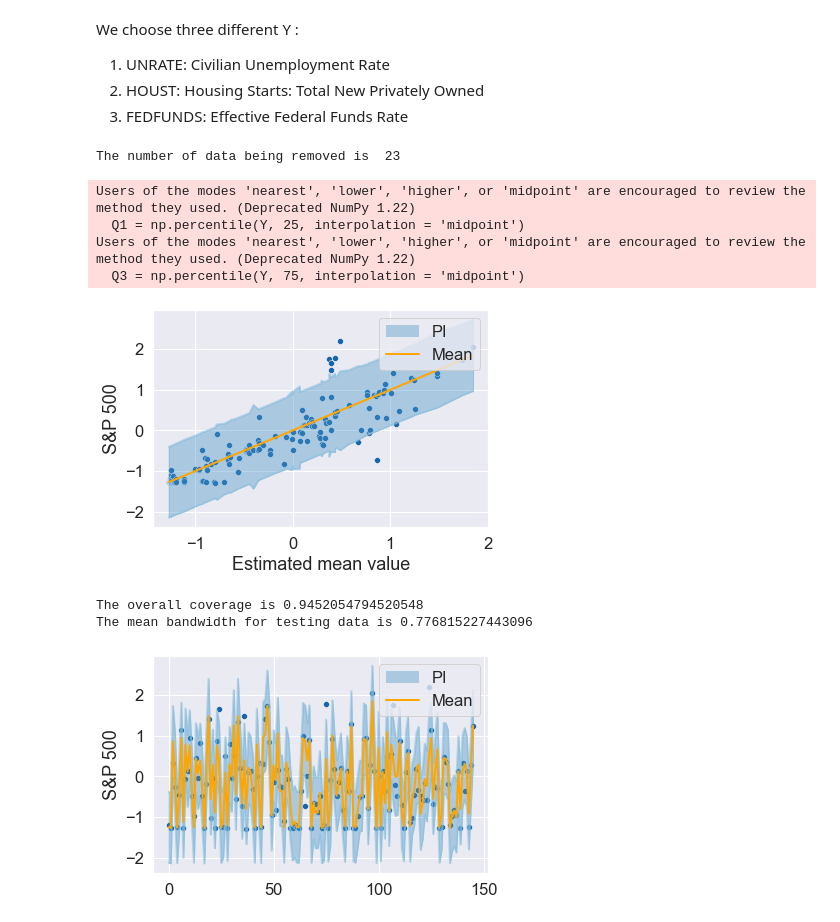
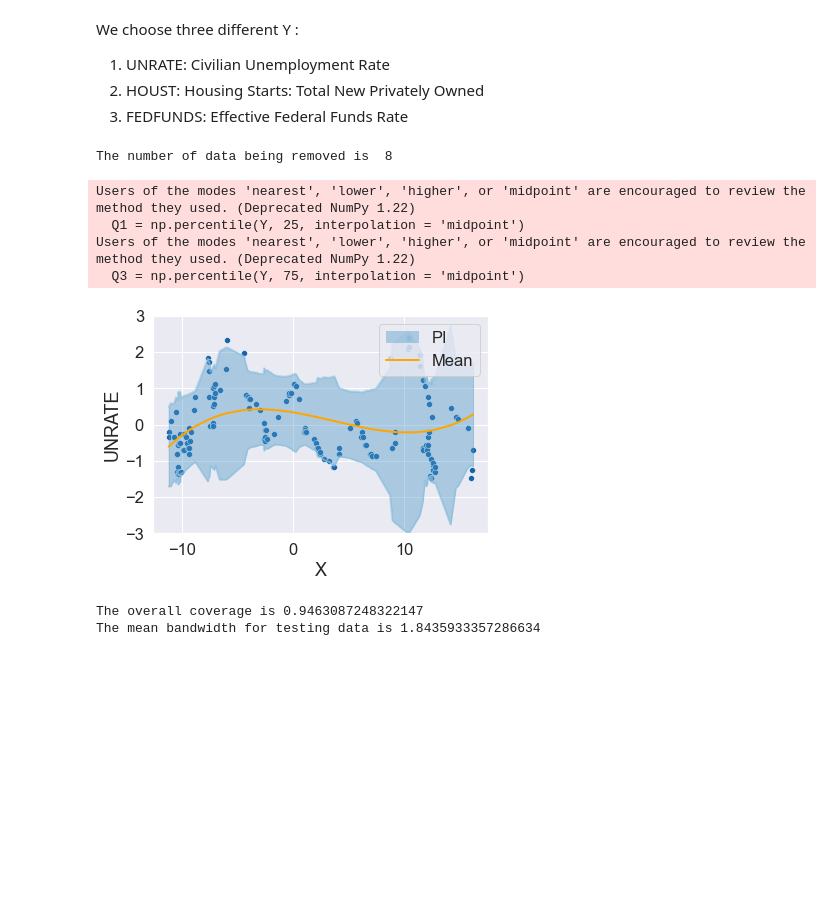
Before and after one commit to JiaweiGe0416/PI, a Jupyter notebook: FRED-MD.ipynb, the cells around one changed output. Saved outputs shown, nothing was run; the diff lists cells and outputs as text; code cells hidden in the pictures; blank space fills up the shorter version.

```diff
--- a/FRED-MD.ipynb
+++ b/FRED-MD.ipynb
@@ -185,9 +185,22 @@ def mean_est(est_type,X_pre,Y_pre,X_opt,X_adj,X_t):
         M_t = model.predict(X_t).reshape(-1,1)
         return model, M_opt, M_adj, M_t
 
+    if est_type == "poly2":
+        model = LinearRegression()
+        poly_regr = PolynomialFeatures(degree=2, include_bias=False)
+        X_pre_poly = poly_regr.fit_transform(X_pre)
+        model.fit(X_pre_poly, Y_pre)
+        X_opt_poly = poly_regr.fit_transform(X_opt)
+        X_adj_poly = poly_regr.fit_transform(X_adj)
+        X_t_poly = poly_regr.fit_transform(X_t)
+        M_opt = model.predict(X_opt_poly).reshape(-1,1)
+        M_adj = model.predict(X_adj_poly).reshape(-1,1)
+        M_t = model.predict(X_t_poly).reshape(-1,1)
+        return model, M_opt, M_adj, M_t
+
     if est_type == "poly3":
         model = LinearRegression()
-        poly_regr = PolynomialFeatures(degree = 3)
+        poly_regr = PolynomialFeatures(degree=3, include_bias=False)
         X_pre_poly = poly_regr.fit_transform(X_pre)
         model.fit(X_pre_poly, Y_pre)
         X_opt_poly = poly_regr.fit_transform(X_opt)
@@ -568,8 +593,8 @@ Y = Y.to_numpy()[:,1:4]
 
 
 # We use X to predict Y
-Y_axis = "S&P 500"
-Y = Y[:,2].reshape(-1,1)
+Y_axis = "UNRATE"
+Y = Y[:,0].reshape(-1,1)
 
 
 # Remove outliers (w.r.t Y ) using IQR
@@ -626,8 +651,8 @@ print("The number of data being removed is ", Y.shape[0]-Data.shape[0])
 # Y_adj = Y_train[n2:,:]
 
 np.random.shuffle(Data)
-pre_idx = int(Data.shape[0] * 0.5)
-opt_idx = int(Data.shape[0] * 0.65)
+pre_idx = int(Data.shape[0] * 0.6)
+opt_idx = int(Data.shape[0] * 0.7)
 adj_idx = int(Data.shape[0] * 0.8)
 pre_data, opt_data, adj_data, test_data = np.split(Data, [pre_idx, opt_idx, adj_idx])
 X_pre = pre_data[:,0].reshape(-1,1)
@@ -644,7 +669,7 @@ n_opt = len(X_opt)
 n_adj = len(X_adj)
 n_t = len(X_t)
 # %% [output]
-The number of data being removed is  23
+The number of data being removed is  8
 Users of the modes 'nearest', 'lower', 'higher', or 'midpoint' are encouraged to review the method they used. (Deprecated NumPy 1.22)
   Q1 = np.percentile(Y, 25, interpolation = 'midpoint')
 Users of the modes 'nearest', 'lower', 'higher', or 'midpoint' are encouraged to review the method they used. (Deprecated NumPy 1.22)
@@ -657,41 +682,40 @@ if known_mean == "True":
     M_adj = np.zeros(n_adj).reshape(-1,1)
     M_t = np.zeros(n_t).reshape(-1,1)
 else:
-    est_type = "rf"
+    est_type = "poly3"
     model, M_opt, M_adj, M_t = mean_est(est_type,X_pre,Y_pre,X_opt,X_adj,X_t)
 
 # Obtain quantile estimators
 quantile = [0.8,0.85,0.9,0.95]
 m1,Q1_opt,Q1_adj,Q1_t = est_quantile("NN1",quantile[0],X_pre,Y_pre,X_opt,X_adj,X_t)
 m2,Q2_opt,Q2_adj,Q2_t = est_quantile("NN2",quantile[1],X_pre,Y_pre,X_opt,X_adj,X_t)
 m3,Q3_opt,Q3_adj,Q3_t = est_quantile("qrf",quantile[2],X_pre,Y_pre,X_opt,X_adj,X_t)
 m4,Q4_opt,Q4_adj,Q4_t = est_quantile("gb",quantile[3],X_pre,Y_pre,X_opt,X_adj,X_t)
 
 # construct estimator matrix
 E_opt = np.hstack(((Q1_opt-M_opt)**2, (Q2_opt-M_opt)**2, (Q3_opt-M_opt)**2, (Q4_opt-M_opt)**2))
 E_opt = E_opt.T
 E_adj = np.hstack(((Q1_adj-M_adj)**2, (Q2_adj-M_adj)**2, (Q3_adj-M_adj)**2, (Q4_adj-M_adj)**2))
 E_adj = E_adj.T
 E_t = np.hstack(((Q1_t-M_t)**2, (Q2_t-M_t)**2, (Q3_t-M_t)**2, (Q4_t-M_t)**2))
 E_t = E_t.T
 
 # solve optimization problem
 
 V100_adj, V100_t, opt_sol = solve_opt(X_opt,Y_opt, M_opt, M_adj, M_t, X_adj, X_t, "aug", E_opt, E_adj, E_t)
 #V100_adj, V100_t, opt_sol = solve_opt(X_opt,Y_opt, M_opt, M_adj, M_t, X_adj, X_t, "rkhs_poly", degree = 2)
 #V100_adj, V100_t, opt_sol = solve_opt(X_opt,Y_opt, M_opt, M_adj, M_t, X_adj, X_t, "rkhs_rbf", sigma = 1)
 
 # adjust interval
 alpha = 0.05
 delta = interval_adj(X_adj,Y_adj,M_adj,V100_adj,alpha)
 
 # plot
 V_alpha_t = delta*V100_t
-#my_plot(X_t,Y_t,M_t,V100_t)
-my_plot2(X_t,Y_t,M_t,V_alpha_t,X_axis = "Estimated mean value", Y_axis = Y_axis)
-my_plot3(X_t,Y_t,M_t,V_alpha_t,Y_axis = Y_axis)
+my_plot(X_t,Y_t,M_t,V_alpha_t,X_axis = "X", Y_axis = Y_axis)
+# my_plot2(X_t,Y_t,M_t,V_alpha_t,X_axis = "Estimated mean value", Y_axis = Y_axis)
+# my_plot3(X_t,Y_t,M_t,V_alpha_t,Y_axis = Y_axis)
 # %% [output]
-[figure, old version]
+[figure, new version]
-The overall coverage is 0.9452054794520548
-The mean bandwidth for testing data is 0.776815227443096
+The overall coverage is 0.9463087248322147
+The mean bandwidth for testing data is 1.8435933357286634
-[figure, removed]
```
Also changed, not shown: parts of 1 cell of this notebook, 11 other files.
